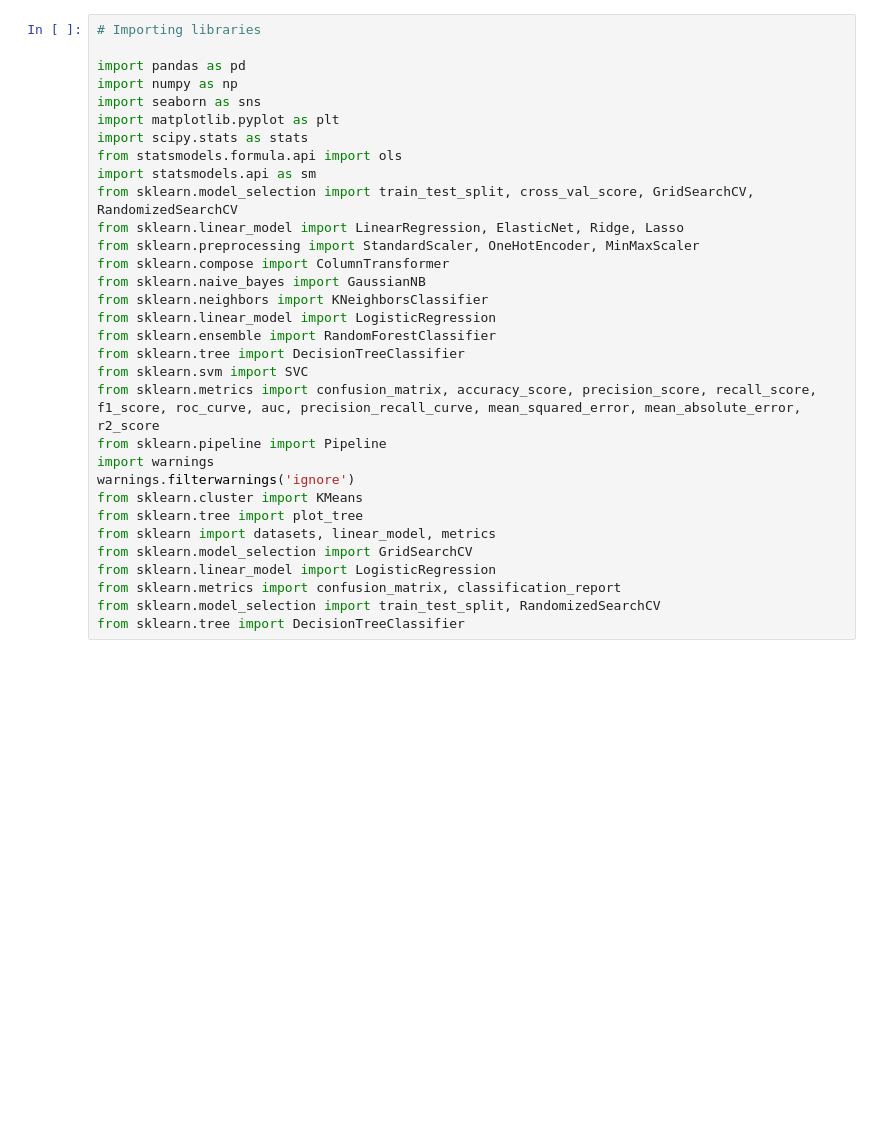
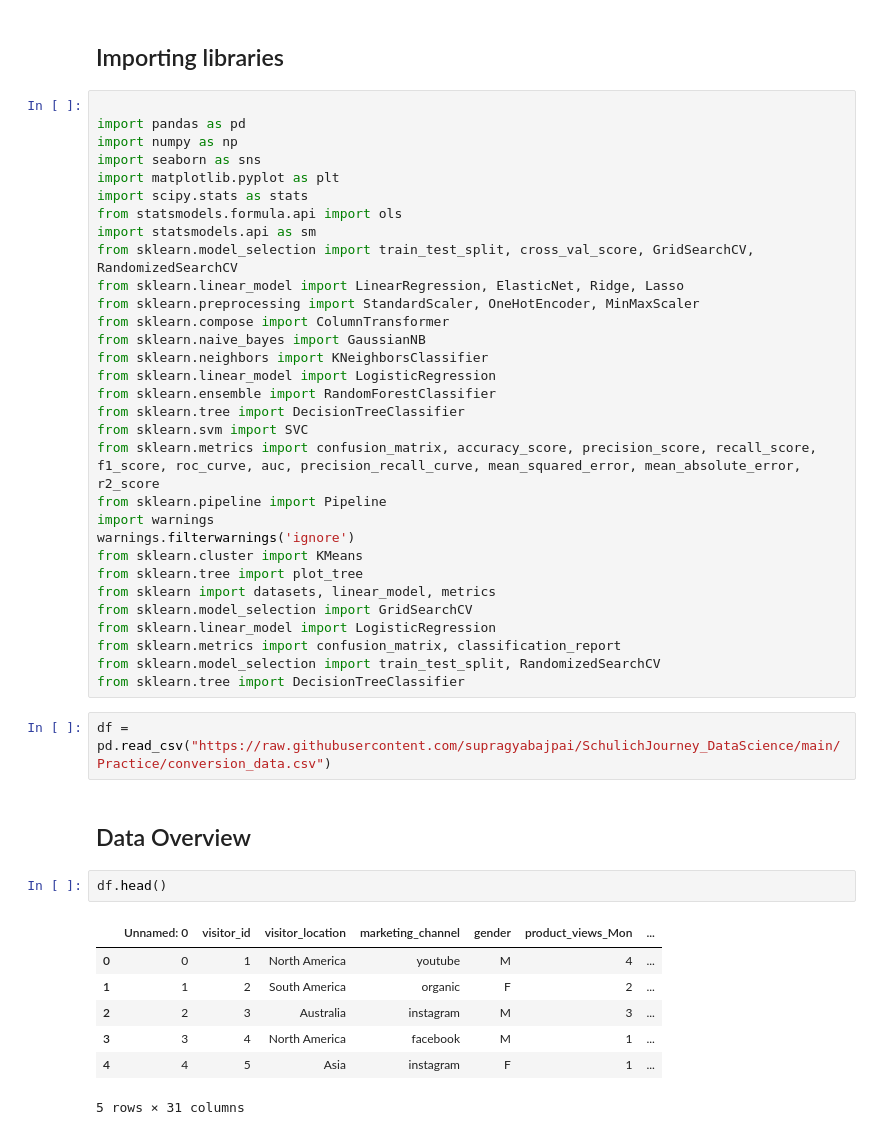
Before and after one commit to supragyabajpai/SchulichJourney_DataScience, a Jupyter notebook: Practice/Final_practice.ipynb, the cells around one changed output. Saved outputs shown, nothing was run; the diff lists cells and outputs as text; blank space fills up the shorter version.

```diff
--- a/Practice/Final_practice.ipynb
+++ b/Practice/Final_practice.ipynb
@@ -1,5 +1,6 @@
+# %% [markdown]
+## Importing libraries
 # %%
-# Importing libraries
 
 import pandas as pd
 import numpy as np
@@ -30,3 +31,17 @@ from sklearn.linear_model import LogisticRegression
 from sklearn.metrics import confusion_matrix, classification_report
 from sklearn.model_selection import train_test_split, RandomizedSearchCV
 from sklearn.tree import DecisionTreeClassifier
+# %%
+df = pd.read_csv("https://raw.githubusercontent.com/supragyabajpai/SchulichJourney_DataScience/main/Practice/conversion_data.csv")
+# %% [markdown]
+## Data Overview
+# %%
+df.head()
+# %% [output]
+|  | Unnamed: 0 | visitor_id | visitor_location | marketing_channel | gender | product_views_Mon | ... |
+| 0 | 0 | 1 | North America | youtube | M | 4 | ... |
+| 1 | 1 | 2 | South America | organic | F | 2 | ... |
+| 2 | 2 | 3 | Australia | instagram | M | 3 | ... |
+| 3 | 3 | 4 | North America | facebook | M | 1 | ... |
+| 4 | 4 | 5 | Asia | instagram | F | 1 | ... |
+5 rows × 31 columns
```
Also changed, not shown: parts of 74 cells of this notebook.
